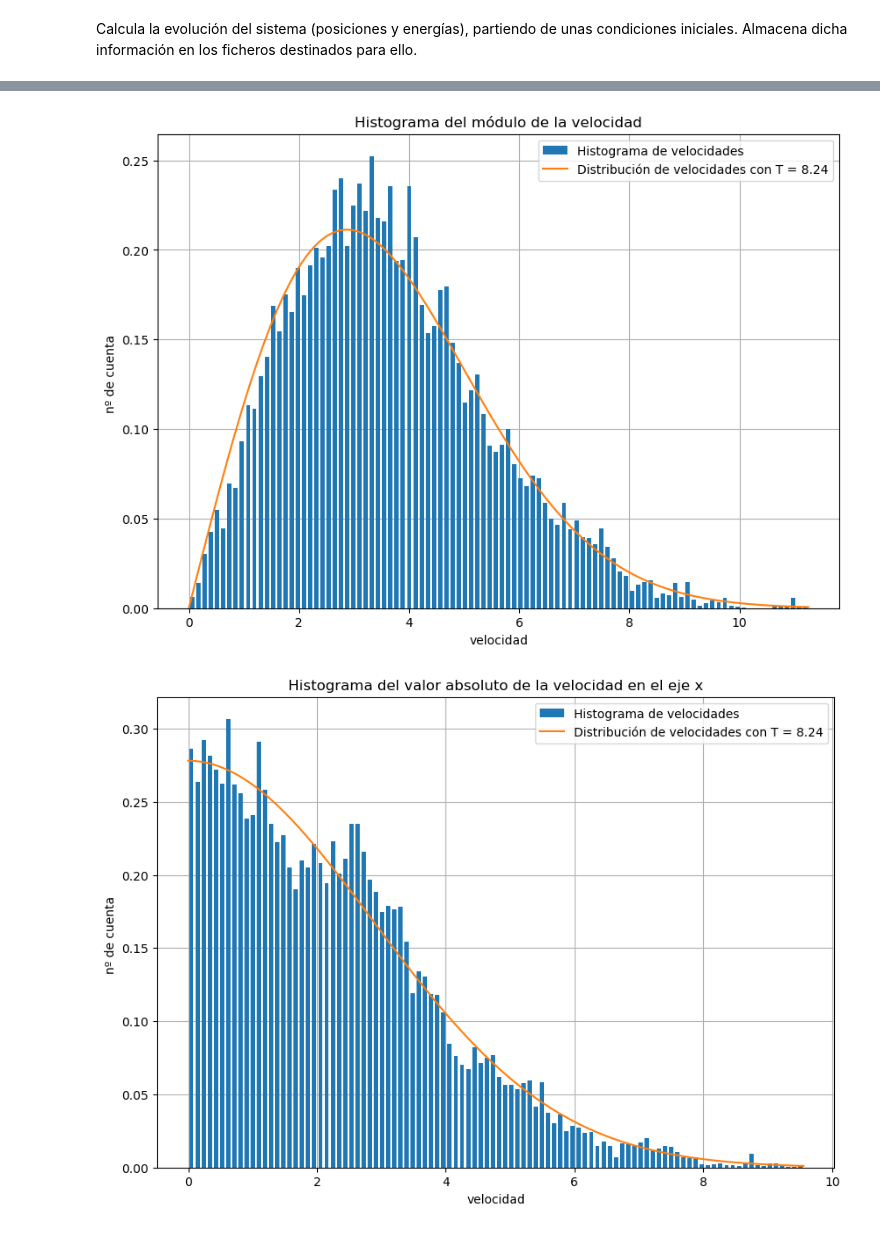
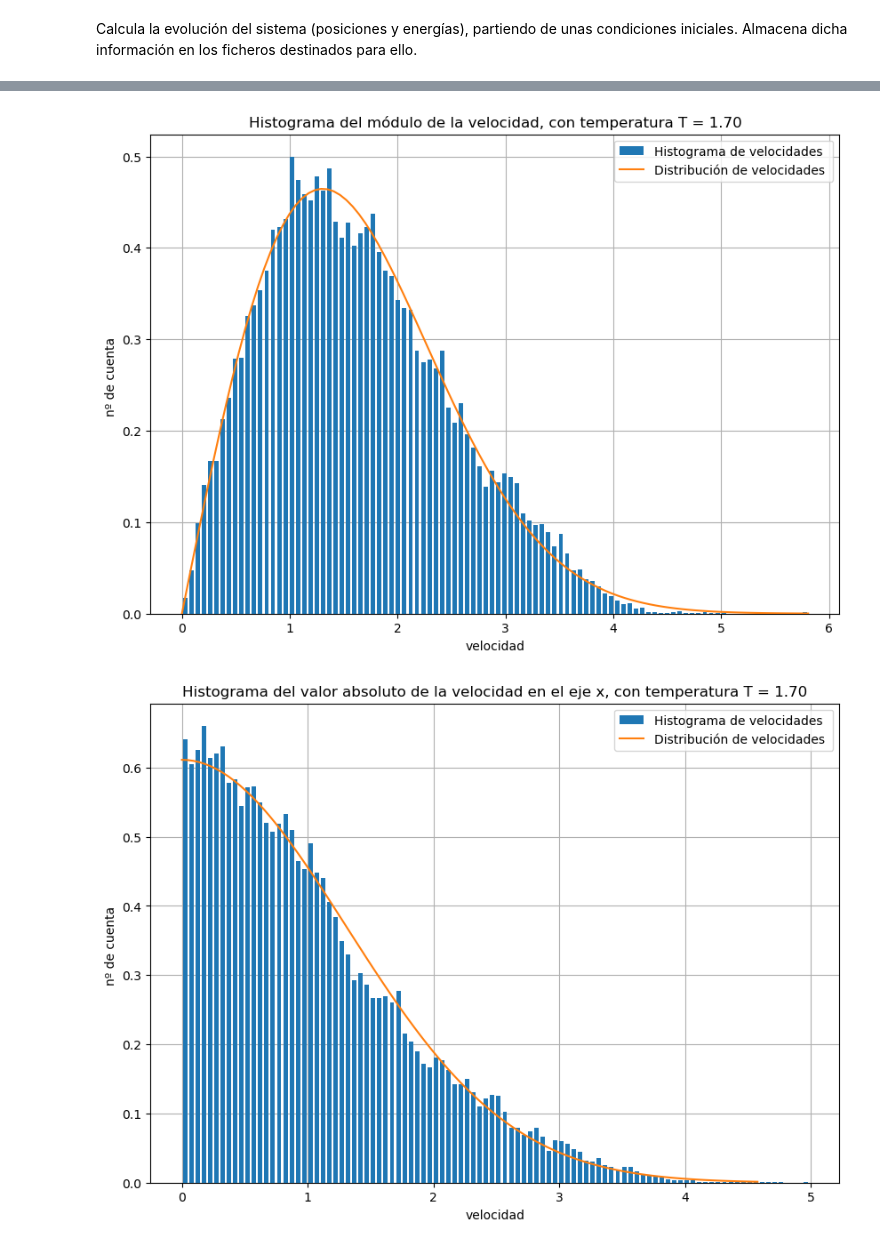
Before and after one commit to liuzhuozhuo/Compu2324, a Jupyter notebook: voluntario1/lennard_jones.ipynb, the cells around one changed output, grey strips where cells are left out. Drawn from its saved outputs; the diff is of its cells as text; code cells hidden in the pictures.

```diff
--- a/voluntario1/lennard_jones.ipynb
+++ b/voluntario1/lennard_jones.ipynb
@@ -16,7 +16,7 @@ h = 0.002
 epsilon = 1
 sigma = 1
 m = 1
-v_0 = 4
+v_0 = 1
 k=1
 
 Time = 50
@@ -180,38 +180,57 @@ def distribution_velocity (v):
 fig=plt.figure(figsize=(10,7))
 ax=fig.add_subplot(111)
 v = np.linspace(0, np.max(velocidad.v), 100)
 plt.grid(zorder=0)
 plt.hist(velocidad.v, bins=100 , rwidth=0.7, zorder = 3, density=True, label='Histograma de velocidades')
-plt.plot(v, distribution_module(v), label=f'Distribución de velocidades con T = {Temp:.2f}', zorder = 4)
+plt.plot(v, distribution_module(v), label=f'Distribución de velocidades ', zorder = 4)
 plt.ylabel('nº de cuenta ')
 plt.xlabel('velocidad')
 plt.legend()
-plt.title('Histograma del módulo de la velocidad')
+plt.title(f'Histograma del módulo de la velocidad, con temperatura T = {Temp:.2f}')
 plt.savefig(f"images/velocidad_{v_0}.png")
 
 fig=plt.figure(figsize=(10,7))
 ax=fig.add_subplot(111)
 vx = np.linspace(0, np.max(velocidad.vx), 100)
 plt.grid(zorder=0)
 plt.hist(np.abs(velocidad.vx), bins=100 , rwidth=0.7, zorder = 3, density=True, label='Histograma de velocidades')
-plt.plot(vx, distribution_velocity(vx), label=f'Distribución de velocidades con T = {Temp:.2f}', zorder = 4)
+plt.plot(vx, distribution_velocity(vx), label=f'Distribución de velocidades ', zorder = 4)
 plt.ylabel('nº de cuenta ')
 plt.xlabel('velocidad')
 plt.legend()
-plt.title('Histograma del valor absoluto de la velocidad en el eje x')
+plt.title(f'Histograma del valor absoluto de la velocidad en el eje x, con temperatura T = {Temp:.2f}')
 plt.savefig(f"images/velocidad_x_{v_0}.png")
 
 fig=plt.figure(figsize=(10,7))
 ax=fig.add_subplot(111)
 vy = np.linspace(0, np.max(velocidad.vy), 100)
 plt.grid(zorder=0)
 plt.hist(np.abs(velocidad.vy), bins=100 , rwidth=0.7, zorder = 3, density=True, label='Histograma de velocidades')
-plt.plot(vy, distribution_velocity(vy), label=f'Distribución de velocidades con T = {Temp:.2f}', zorder = 4)
+plt.plot(vy, distribution_velocity(vy), label=f'Distribución de velocidades', zorder = 4)
 plt.ylabel('nº de cuenta ')
 plt.xlabel('velocidad')
 plt.legend()
-plt.title('Histograma del valor absoluto de la velocidad en el eje y')
+plt.title(f'Histograma del valor absoluto de la velocidad en el eje y, con temperatura T = {Temp:.2f}')
 plt.savefig(f"images/velocidad_y_{v_0}.png")
+
+
+fig=plt.figure(figsize=(10,7))
+ax=fig.add_subplot(111)
+v = np.linspace(0, np.max(velocidad.v), 100)
+plt.grid(zorder=0)
+plt.hist(velocidad.v, bins=100 , rwidth=0.7, zorder = 3, density=True, label='Histograma para el modulo de la velocidad', alpha=0.7, color='tab:blue')
+plt.hist(np.abs(velocidad.vx), bins=100 , rwidth=0.7, zorder = 4, density=True, label='Histograma para el eje x', alpha=0.7, color='tab:purple')
+plt.hist(np.abs(velocidad.vy), bins=100 , rwidth=0.7, zorder = 5, density=True, label='Histograma para el eje y', alpha=0.7, color='tab:red')
+
+plt.plot(v, distribution_module(v), label=f'Distribución del módulo de velocidades ', zorder = 7, color='tab:blue')
+plt.plot(v, distribution_velocity(v), label=f'Distribución de la componente x', zorder = 8, color='tab:purple')
+plt.plot(v, distribution_velocity(v), label=f'Distribución de la componente y', zorder = 9, color='tab:red')
+
+plt.ylabel('nº de cuenta (normalizado)')
+plt.xlabel('velocidad')
+plt.legend()
+plt.title(f'Histograma del valor absoluto de la velocidad, con temperatura T = {Temp:.2f}')
+plt.savefig(f"images/velocidad_todos_{v_0}.png")
 # %% [output]
-[figure, old version]
+[figure, new version]
-[figure, old version]
+[figure, new version]
```
Also changed, not shown: parts of 2 cells of this notebook.
